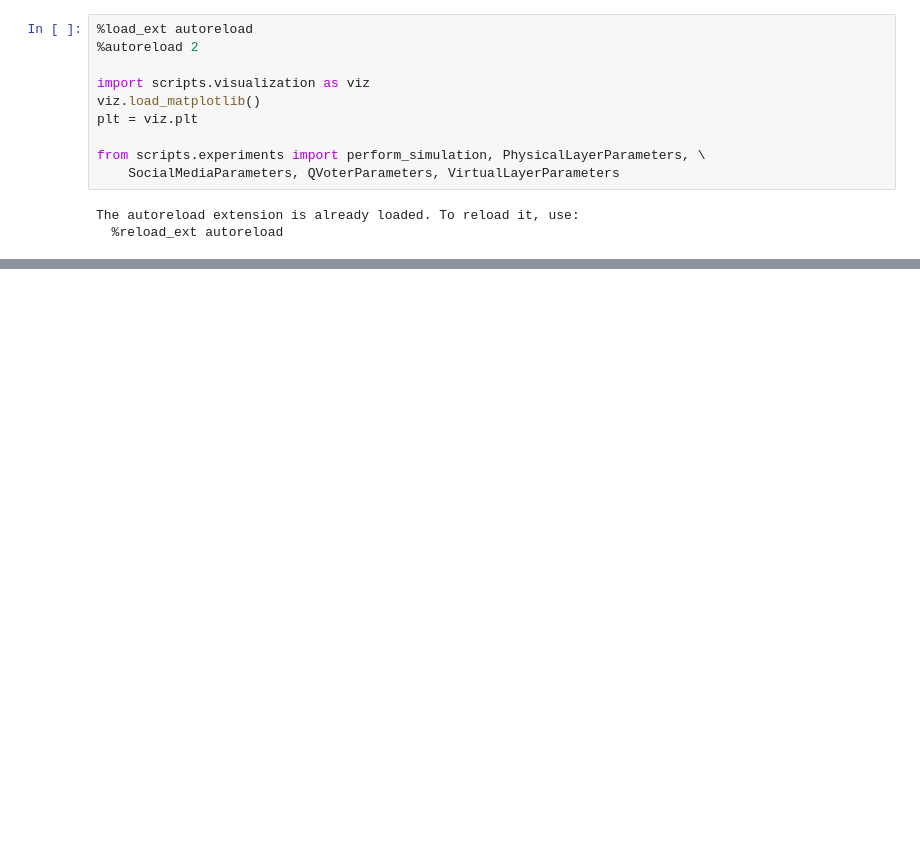
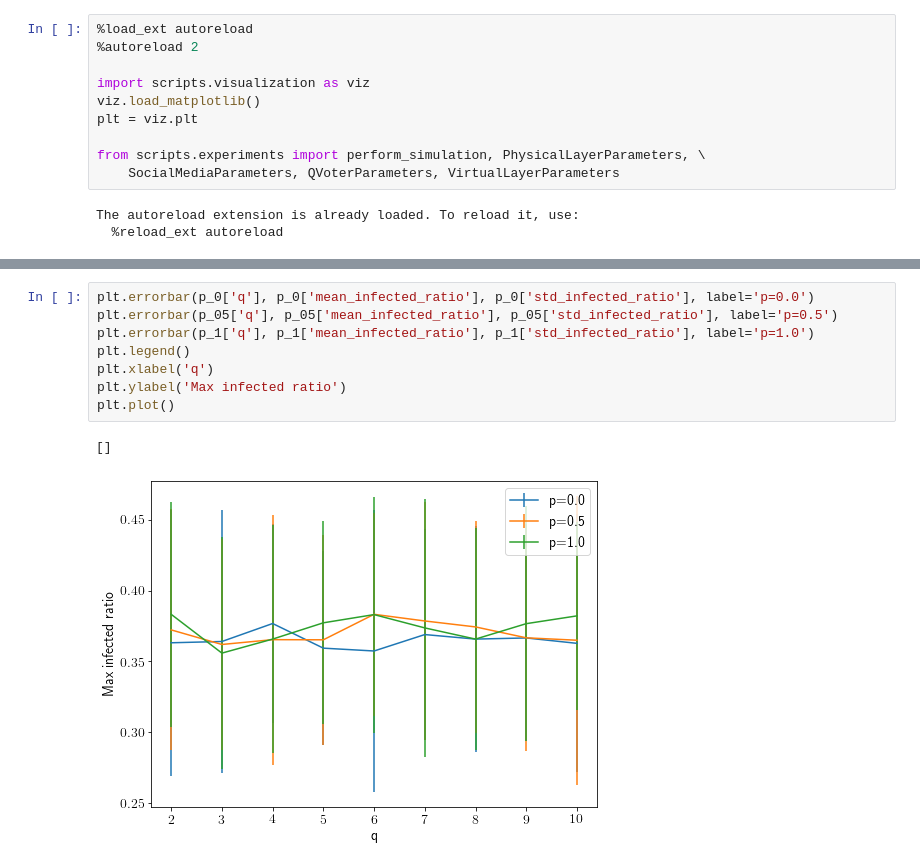
Before and after one commit to robertjankowski/social-media-influence-on-covid-pandemic, a Jupyter notebook: notebooks/covid_tests.ipynb, the cells around one changed output, grey strips where cells are left out. Drawn from its saved outputs; the diff is of its cells as text; blank space fills up the shorter version.

```diff
--- a/notebooks/covid_tests.ipynb
+++ b/notebooks/covid_tests.ipynb
@@ -77,0 +85,11 @@ plt.errorbar(q_df['q'], q_df['mean_dead_ratio'], q_df['std_dead_ratio'])
+# %%
+plt.errorbar(p_0['q'], p_0['mean_infected_ratio'], p_0['std_infected_ratio'], label='p=0.0')
+plt.errorbar(p_05['q'], p_05['mean_infected_ratio'], p_05['std_infected_ratio'], label='p=0.5')
+plt.errorbar(p_1['q'], p_1['mean_infected_ratio'], p_1['std_infected_ratio'], label='p=1.0')
+plt.legend()
+plt.xlabel('q')
+plt.ylabel('Max infected ratio')
+plt.plot()
+# %% [output]
+[]
+[figure, added]
```
Also changed, not shown: parts of 7 cells of this notebook, 1 other file.
